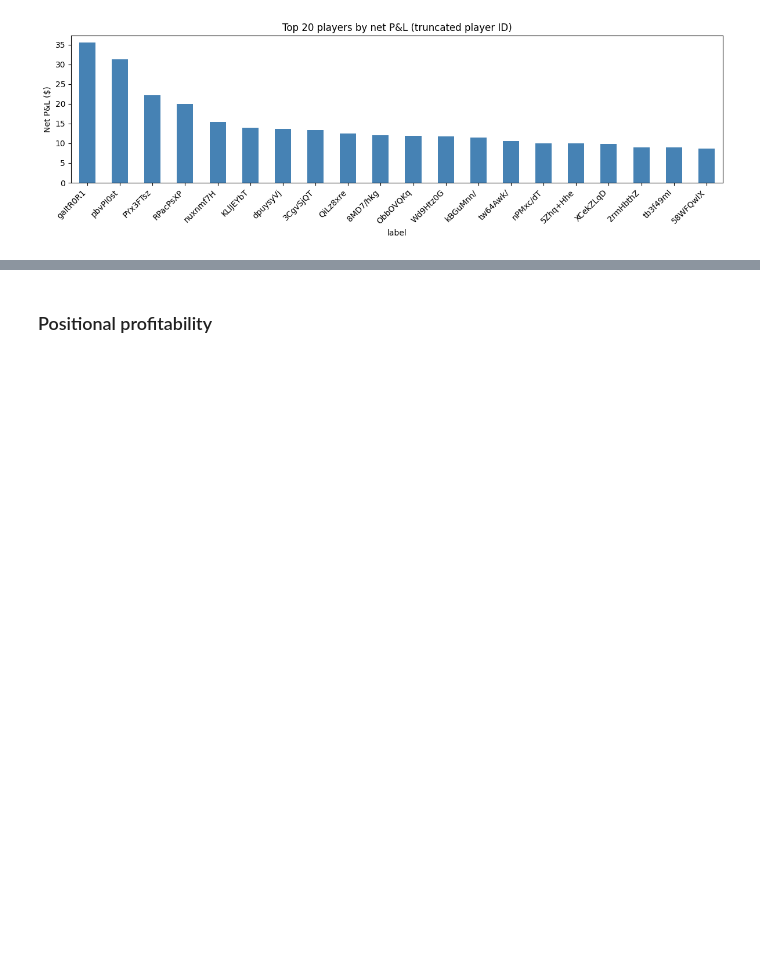
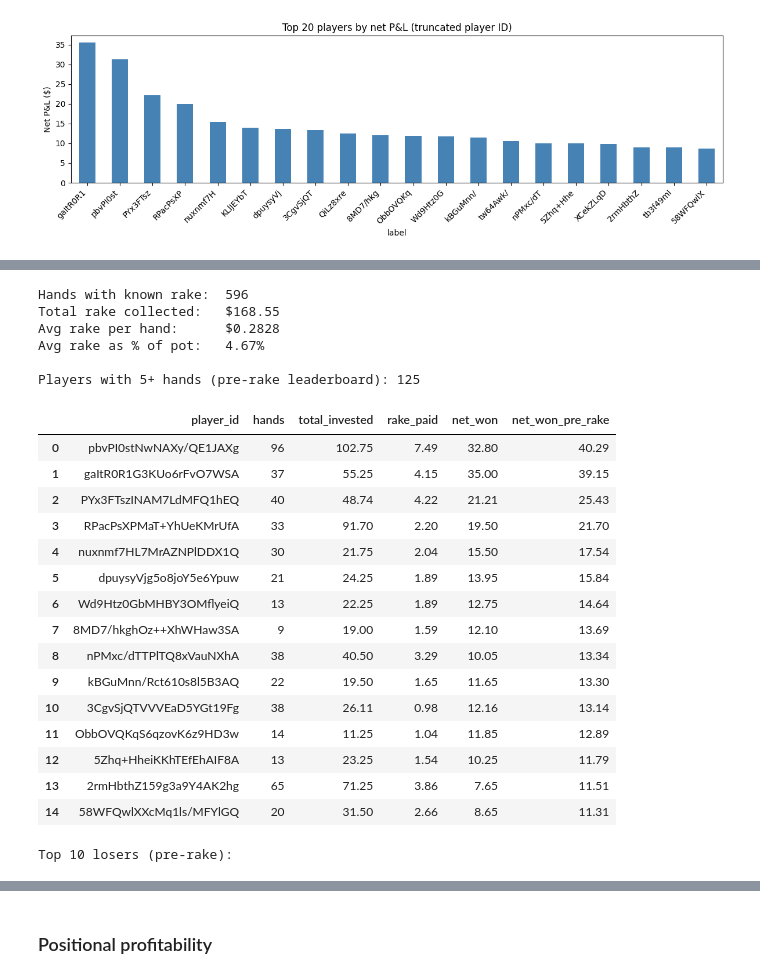
Before and after one commit to ScottBorland/Poker-Dataset-Analysis, a Jupyter notebook: notebooks/exploration.ipynb, the cells around one changed output, grey strips where cells are left out. Saved outputs shown, nothing was run; the diff lists cells and outputs as text; code cells hidden in the pictures; blank space fills up the shorter version.

```diff
--- a/notebooks/exploration.ipynb
+++ b/notebooks/exploration.ipynb
@@ -264,0 +270,79 @@ plt.show()
+# %%
+# Per-hand rake (hands where every player's winnings are known)
+rake_summary = pd.read_sql("""
+    WITH hand_rake AS (
+        SELECT hand_id,
+               SUM(invested)              total_invested,
+               SUM(winnings)              total_winnings,
+               SUM(invested) - SUM(winnings) rake
+        FROM player_hands
+        GROUP BY hand_id
+        HAVING SUM(CASE WHEN winnings IS NULL THEN 1 ELSE 0 END) = 0
+    )
+    SELECT COUNT(*)                         raked_hands,
+           ROUND(SUM(rake), 2)              total_rake,
+           ROUND(AVG(rake), 4)              avg_rake_per_hand,
+           ROUND(AVG(100.0 * rake / total_invested), 2) avg_rake_pct
+    FROM hand_rake
+    WHERE rake >= 0
+""", con).iloc[0]
+print(f"Hands with known rake:  {int(rake_summary['raked_hands'])}")
+print(f"Total rake collected:   ${rake_summary['total_rake']:.2f}")
+print(f"Avg rake per hand:      ${rake_summary['avg_rake_per_hand']:.4f}")
+print(f"Avg rake as % of pot:   {rake_summary['avg_rake_pct']:.2f}%")
+
+# Per-player rake leaderboard
+rake_df = pd.read_sql("""
+    WITH hand_rake AS (
+        SELECT hand_id,
+               SUM(invested)                 total_invested,
+               SUM(invested) - SUM(winnings) rake
+        FROM player_hands
+        GROUP BY hand_id
+        HAVING SUM(CASE WHEN winnings IS NULL THEN 1 ELSE 0 END) = 0
+          AND SUM(invested) - SUM(winnings) >= 0
+    )
+    SELECT ph.player_id,
+           COUNT(*)                                                         hands,
+           ROUND(SUM(ph.invested), 2)                                       total_invested,
+           ROUND(SUM(hr.rake * ph.invested / hr.total_invested), 2)         rake_paid,
+           ROUND(SUM(ph.net_won), 2)                                        net_won,
+           ROUND(SUM(ph.net_won)
+               + SUM(hr.rake * ph.invested / hr.total_invested), 2)         net_won_pre_rake
+    FROM player_hands ph
+    JOIN hand_rake hr ON ph.hand_id = hr.hand_id
+    WHERE ph.net_won IS NOT NULL
+    GROUP BY ph.player_id
+    HAVING hands >= 5
+    ORDER BY net_won_pre_rake DESC
+""", con)
+
+print(f'\nPlayers with 5+ hands (pre-rake leaderboard): {len(rake_df)}')
+display(rake_df.head(15))
+print()
+print('Top 10 losers (pre-rake):')
+display(rake_df.tail(10).iloc[::-1].reset_index(drop=True))
+# %% [output]
+Hands with known rake:  596
+Total rake collected:   $168.55
+Avg rake per hand:      $0.2828
+Avg rake as % of pot:   4.67%
+
+Players with 5+ hands (pre-rake leaderboard): 125
+|  | player_id | hands | total_invested | rake_paid | net_won | net_won_pre_rake |
+| 0 | pbvPI0stNwNAXy/QE1JAXg | 96 | 102.75 | 7.49 | 32.80 | 40.29 |
+| 1 | gaItR0R1G3KUo6rFvO7WSA | 37 | 55.25 | 4.15 | 35.00 | 39.15 |
+| 2 | PYx3FTszINAM7LdMFQ1hEQ | 40 | 48.74 | 4.22 | 21.21 | 25.43 |
+| 3 | RPacPsXPMaT+YhUeKMrUfA | 33 | 91.70 | 2.20 | 19.50 | 21.70 |
+| 4 | nuxnmf7HL7MrAZNPlDDX1Q | 30 | 21.75 | 2.04 | 15.50 | 17.54 |
+| 5 | dpuysyVjg5o8joY5e6Ypuw | 21 | 24.25 | 1.89 | 13.95 | 15.84 |
+| 6 | Wd9Htz0GbMHBY3OMflyeiQ | 13 | 22.25 | 1.89 | 12.75 | 14.64 |
+| 7 | 8MD7/hkghOz++XhWHaw3SA | 9 | 19.00 | 1.59 | 12.10 | 13.69 |
+| 8 | nPMxc/dTTPlTQ8xVauNXhA | 38 | 40.50 | 3.29 | 10.05 | 13.34 |
+| 9 | kBGuMnn/Rct610s8l5B3AQ | 22 | 19.50 | 1.65 | 11.65 | 13.30 |
+| 10 | 3CgvSjQTVVVEaD5YGt19Fg | 38 | 26.11 | 0.98 | 12.16 | 13.14 |
+| 11 | ObbOVQKqS6qzovK6z9HD3w | 14 | 11.25 | 1.04 | 11.85 | 12.89 |
+| 12 | 5Zhq+HheiKKhTEfEhAIF8A | 13 | 23.25 | 1.54 | 10.25 | 11.79 |
+| 13 | 2rmHbthZ159g3a9Y4AK2hg | 65 | 71.25 | 3.86 | 7.65 | 11.51 |
+| 14 | 58WFQwlXXcMq1ls/MFYlGQ | 20 | 31.50 | 2.66 | 8.65 | 11.31 |
+Top 10 losers (pre-rake):
```
Also changed, not shown: parts of 2 cells of this notebook, 1 other file.
